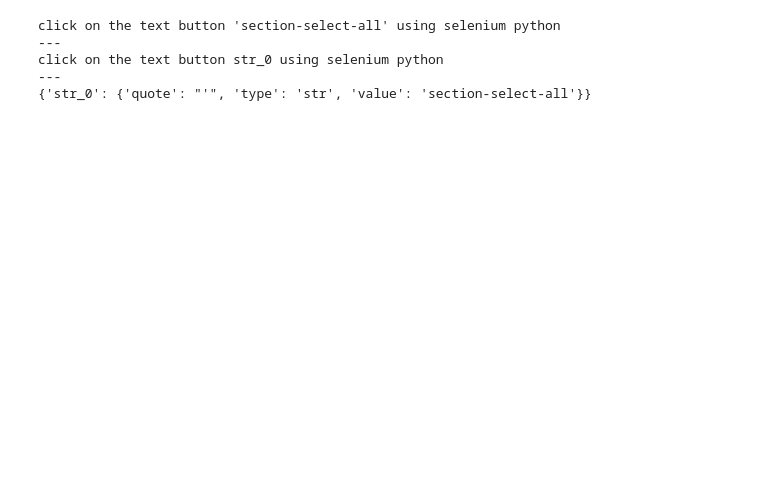
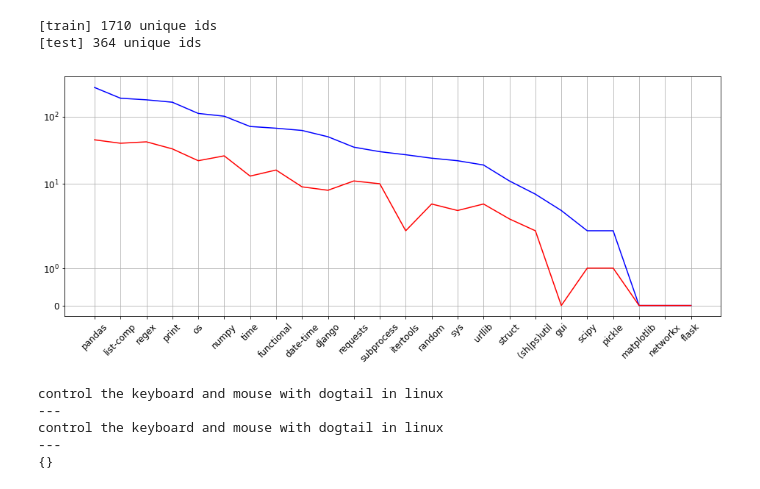
Before and after one commit to gaoliujie2016/tranx-1, a Jupyter notebook: explore/conala.ipynb, the cells around one changed output. Drawn from its saved outputs; the diff is of its cells as text; code cells hidden in the pictures; blank space fills up the shorter version.

Commit message:
Plot CoNaLa keyword distribution.

```diff
--- a/explore/conala.ipynb
+++ b/explore/conala.ipynb
@@ -45,9 +83,2 @@ def get_by_keywords(data: Dict[str, Any]):
 
     return xs
-# %%
-data = json.load(open(train_file, "rt"))
-keys = data[0].keys()
-
-uids, cuids = get_unique(query_by_key(data, "question_id"))
-
-print(f"There are {uids.size} unique ids")
@@ -88,3 +85,48 @@ reduce( -> 2(0.084%)
+# %%
+train_data = json.load(open(train_file, "rt"))
+test_data = json.load(open(test_file, "rt"))
+
+train_uids, train_cuids = get_unique(query_by_key(train_data, "question_id"))
+test_uids, test_cuids = get_unique(query_by_key(test_data, "question_id"))
+
+print(f"[train] {train_uids.size} unique ids")
+print(f"[test] {test_uids.size} unique ids")
+# %% [output]
+[train] 1710 unique ids
+[test] 364 unique ids
+# %%
+train_xs = get_by_keywords(train_data)
+test_xs = get_by_keywords(test_data)
+
+# print("[train]")
+# for l, qs in sorted(train_xs.items(), key=lambda k : len(k[1]), reverse=True):
+#     print(f"{l} -> {len(qs)}({round(100.0 * len(qs)/len(train_data), 3)}%)")
+# print()
+
+# print("[test]")
+# for l, qs in sorted(test_xs.items(), key=lambda k : len(k[1]), reverse=True):
+#     print(f"{l} -> {len(qs)}({round(100.0 * len(qs)/len(test_data), 3)}%)")
+# print()
+
+s = sorted(train_xs.items(), key=lambda k : len(k[1]), reverse=True)
+labels = [x[0] for x in s]
+
+plt.figure(figsize=(16,6))
+plt.xticks(range(len(s)), labels, rotation=45, fontsize=12)
+plt.yticks(fontsize=12)
+plt.yscale('symlog')
+plt.plot(range(len(s)), [len(x[1]) for x in s], 'b-')
+plt.plot(range(len(s)), [len(test_xs[k]) for k in labels], 'r-')
+plt.grid()
+plt.show()
+
+# for l, qs in xs.items():
+#     print(colored(l, "green"))
+#     for q in qs[:2]:
+#         pprint(q)
+#         print()
+# %% [output]
+[figure, added]
 # %%
 # for i, uid in enumerate(uids, start=1):
 #     print(f"{i}:")
@@ -146,20 +188,21 @@ def canonicalize_intent(intent):
 
     return intent, slot_map
 # %%
-x = random.sample(data, 1)[0]
+x = random.sample(train_data, 1)[0]
+
 i = x['rewritten_intent'] if x['rewritten_intent'] is not None else x['intent']
 print(i)
 print("---")
 
-i, s = canonicalize_intent(x['rewritten_intent'])
+i, s = canonicalize_intent(i)
 
 print(i)
 print("---")
 
 pprint(s)
 # %% [output]
-click on the text button 'section-select-all' using selenium python
+control the keyboard and mouse with dogtail in linux
 ---
-click on the text button str_0 using selenium python
+control the keyboard and mouse with dogtail in linux
 ---
-{'str_0': {'quote': "'", 'type': 'str', 'value': 'section-select-all'}}
+{}
```
Also changed, not shown: parts of 4 cells of this notebook.
